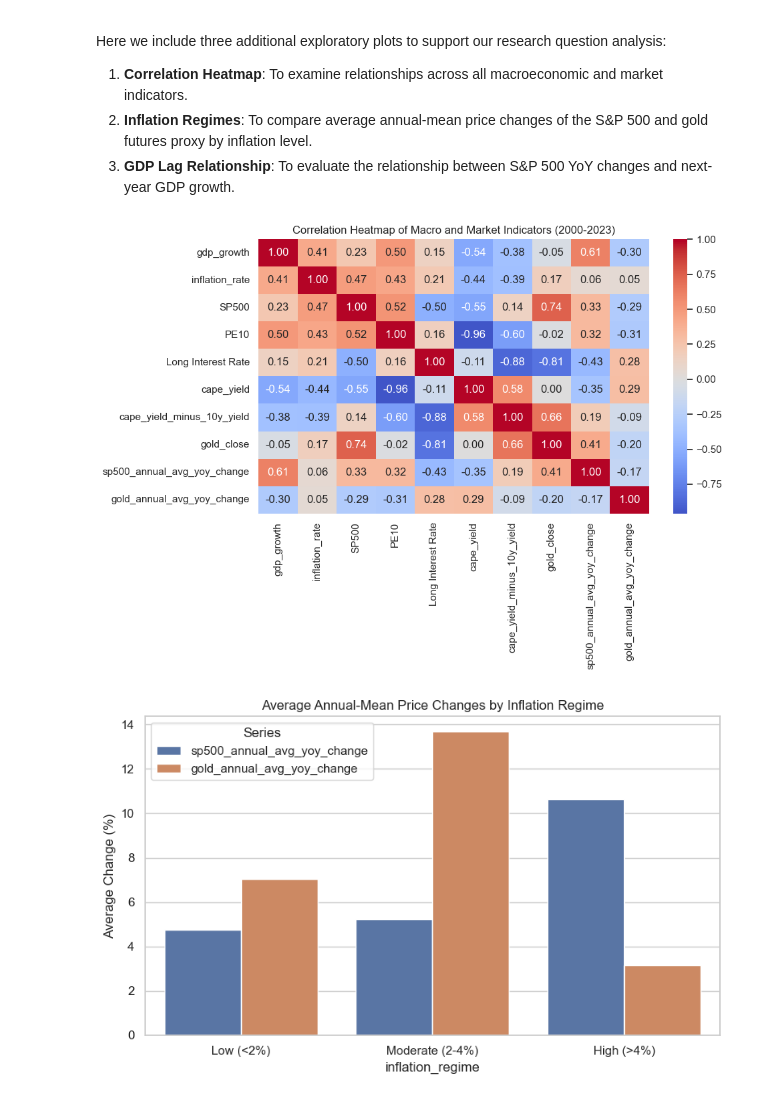
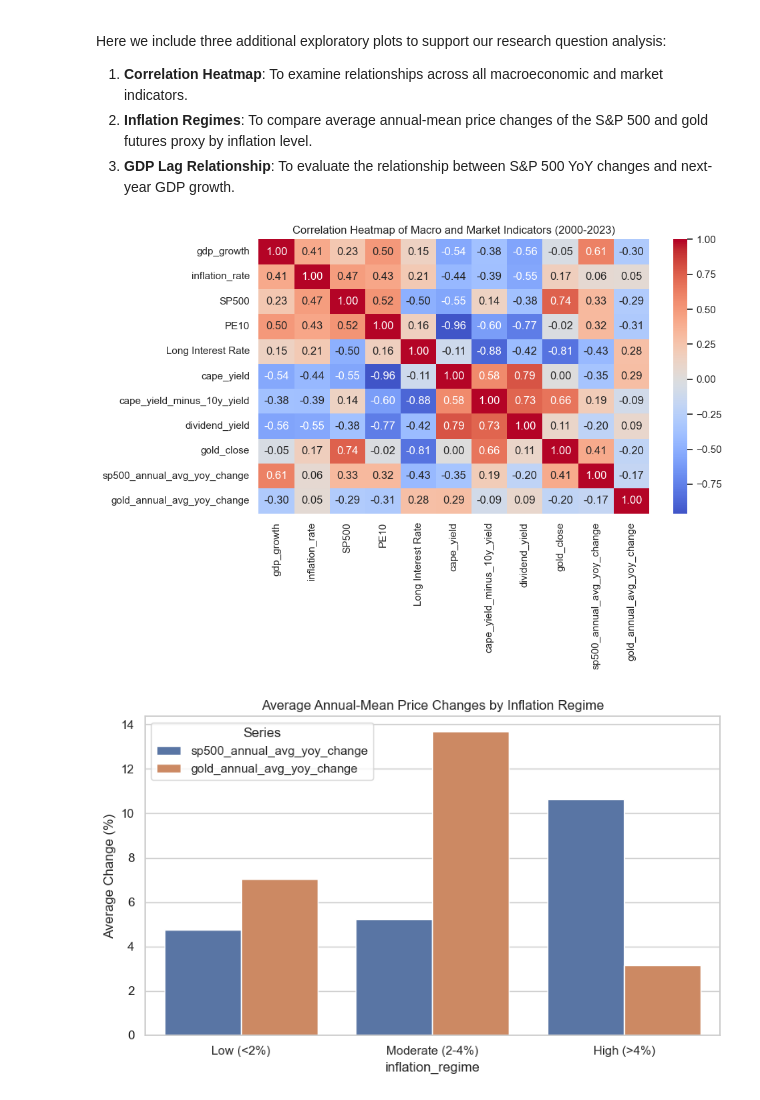
Before and after one commit to luisjfeliu/data-analysis-wrangling-macro-stocks, a Jupyter notebook: Data_Wrangling_Project_Starter.ipynb, the cells around one changed output. Saved outputs shown, nothing was run; the diff lists cells and outputs as text; code cells hidden in the pictures.

```diff
--- a/Data_Wrangling_Project_Starter.ipynb
+++ b/Data_Wrangling_Project_Starter.ipynb
@@ -483,6 +483,7 @@ df_merged = df_merged.sort_values("Year").reset_index(drop=True)
 # Feature engineering: compute valuation metrics, YoY changes, and lagged GDP growth
 df_merged["cape_yield"] = 100 / df_merged["PE10"]
 df_merged["cape_yield_minus_10y_yield"] = df_merged["cape_yield"] - df_merged["Long Interest Rate"]
+df_merged["dividend_yield"] = (df_merged["Dividend"] / df_merged["SP500"]) * 100
 df_merged["sp500_annual_avg_yoy_change"] = df_merged["SP500"].pct_change() * 100
 df_merged["gold_annual_avg_yoy_change"] = df_merged["gold_close"].pct_change() * 100
 df_merged["gdp_growth_lag1"] = df_merged["gdp_growth"].shift(1)
@@ -572,25 +573,26 @@ Here we include three additional exploratory plots to support our research quest
 # %%
 # Visual 3: Correlation Heatmap
 corr_cols = [
     "gdp_growth",
     "inflation_rate",
     "SP500",
     "PE10",
     "Long Interest Rate",
     "cape_yield",
     "cape_yield_minus_10y_yield",
+    "dividend_yield",
     "gold_close",
     "sp500_annual_avg_yoy_change",
     "gold_annual_avg_yoy_change",
 ]
 plt.figure(figsize=(10, 7))
 sns.heatmap(df_merged[corr_cols].corr(), annot=True, fmt=".2f", cmap="coolwarm", center=0)
 plt.title("Correlation Heatmap of Macro and Market Indicators (2000-2023)")
 plt.tight_layout()
 plt.savefig(IMAGE_DIR / "visual3_correlation_heatmap.png", dpi=150)
 plt.show()
 # %% [output]
-[figure, old version]
+[figure, new version]
 # %%
 # Visual 4: Asset Price Changes by Inflation Regime
 df_regimes = df_merged.copy()
```
Also changed, not shown: parts of 4 cells of this notebook, 10 other files.
